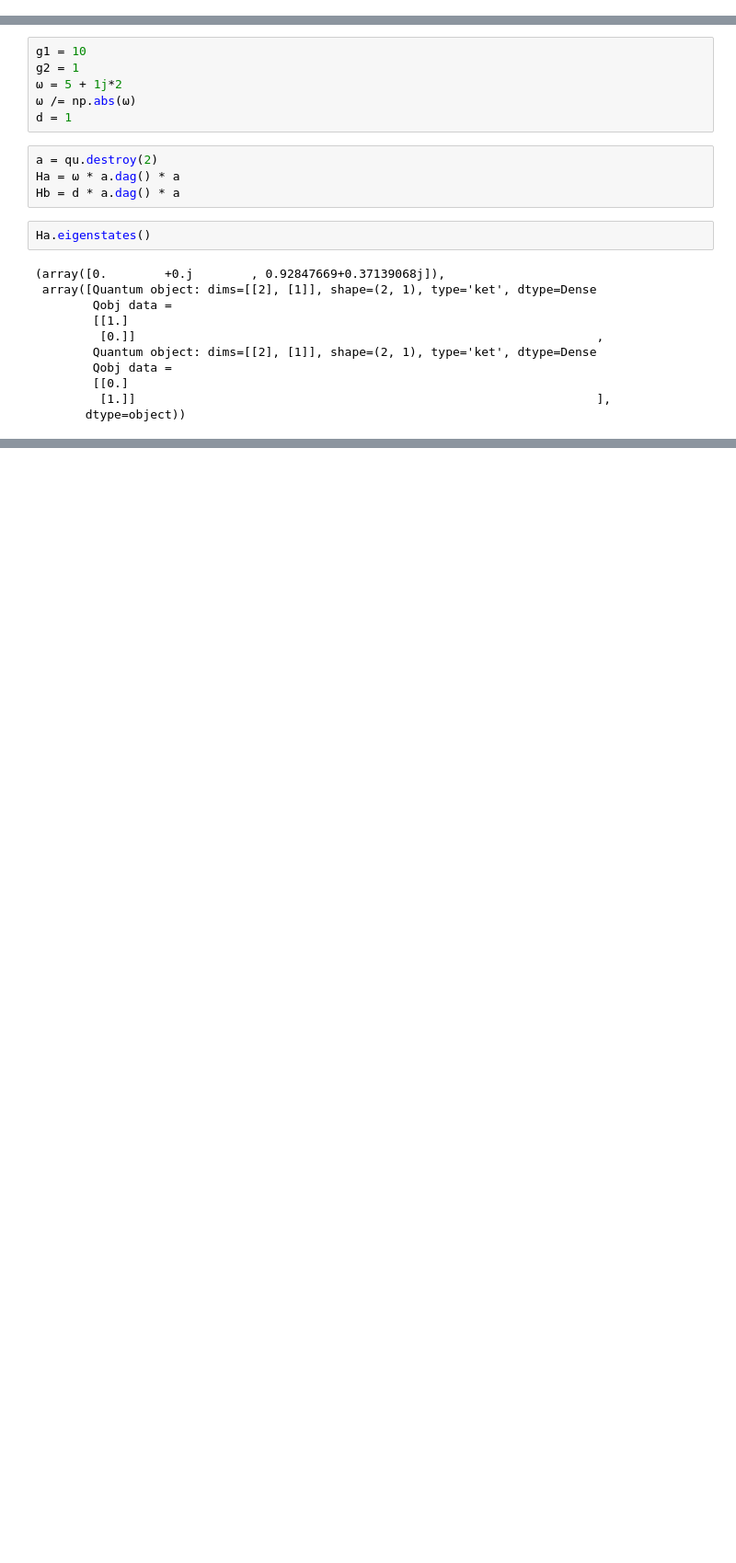
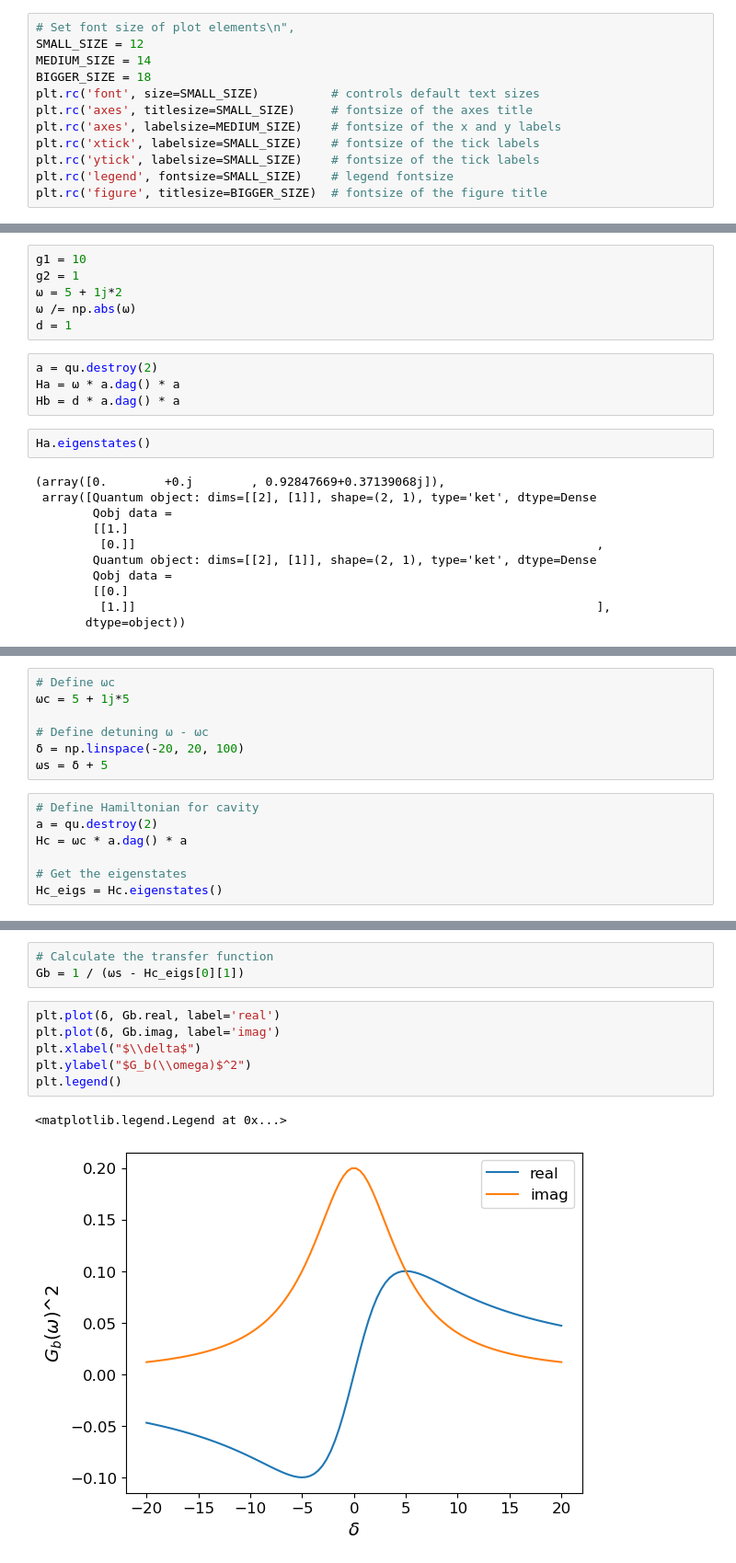
Before and after one commit to jleamer/mode_cooling, a Jupyter notebook: rydberg_calcs/gf_approach_1atom.ipynb, the cells around one changed output, grey strips where cells are left out. Shown at 92% size. Cells and saved outputs as stored; diff of their text form; blank space fills up the shorter version.

Commit message:
Added calculations for transfer function using one atom in gf_approach_1atom.ipynb and plotted the results as a function of frequency for several possible combinations of the eigenstates of H0

```diff
--- a/rydberg_calcs/gf_approach_1atom.ipynb
+++ b/rydberg_calcs/gf_approach_1atom.ipynb
@@ -5,6 +5,18 @@ from matplotlib.collections import LineCollection
 import matplotlib.cm as cm
 import qutip as qu
 import sympy as sym
+# %%
+# Set font size of plot elements\n",
+SMALL_SIZE = 12
+MEDIUM_SIZE = 14
+BIGGER_SIZE = 18
+plt.rc('font', size=SMALL_SIZE)          # controls default text sizes
+plt.rc('axes', titlesize=SMALL_SIZE)     # fontsize of the axes title
+plt.rc('axes', labelsize=MEDIUM_SIZE)    # fontsize of the x and y labels
+plt.rc('xtick', labelsize=SMALL_SIZE)    # fontsize of the tick labels
+plt.rc('ytick', labelsize=SMALL_SIZE)    # fontsize of the tick labels
+plt.rc('legend', fontsize=SMALL_SIZE)    # legend fontsize
+plt.rc('figure', titlesize=BIGGER_SIZE)  # fontsize of the figure title
 # %%
 g10, δ, Δ = sym.symbols("g_{10}, δ, Δ")
 # %%
@@ -60,0 +75,14 @@ Ha.eigenstates()
+# %%
+# Define ωc
+ωc = 5 + 1j*5
+
+# Define detuning ω - ωc
+δ = np.linspace(-20, 20, 100)
+ωs = δ + 5
+# %%
+# Define Hamiltonian for cavity
+a = qu.destroy(2)
+Hc = ωc * a.dag() * a
+
+# Get the eigenstates
+Hc_eigs = Hc.eigenstates()
@@ -60,0 +95,12 @@ Ha.eigenstates()
+# %%
+# Calculate the transfer function
+Gb = 1 / (ωs - Hc_eigs[0][1])
+# %%
+plt.plot(δ, Gb.real, label='real')
+plt.plot(δ, Gb.imag, label='imag')
+plt.xlabel("$\\delta$")
+plt.ylabel("$G_b(\\omega)$^2")
+plt.legend()
+# %% [output]
+<matplotlib.legend.Legend at 0x...>
+[figure, added]
```
Also changed, not shown: parts of 19 cells of this notebook, 1 other file.
